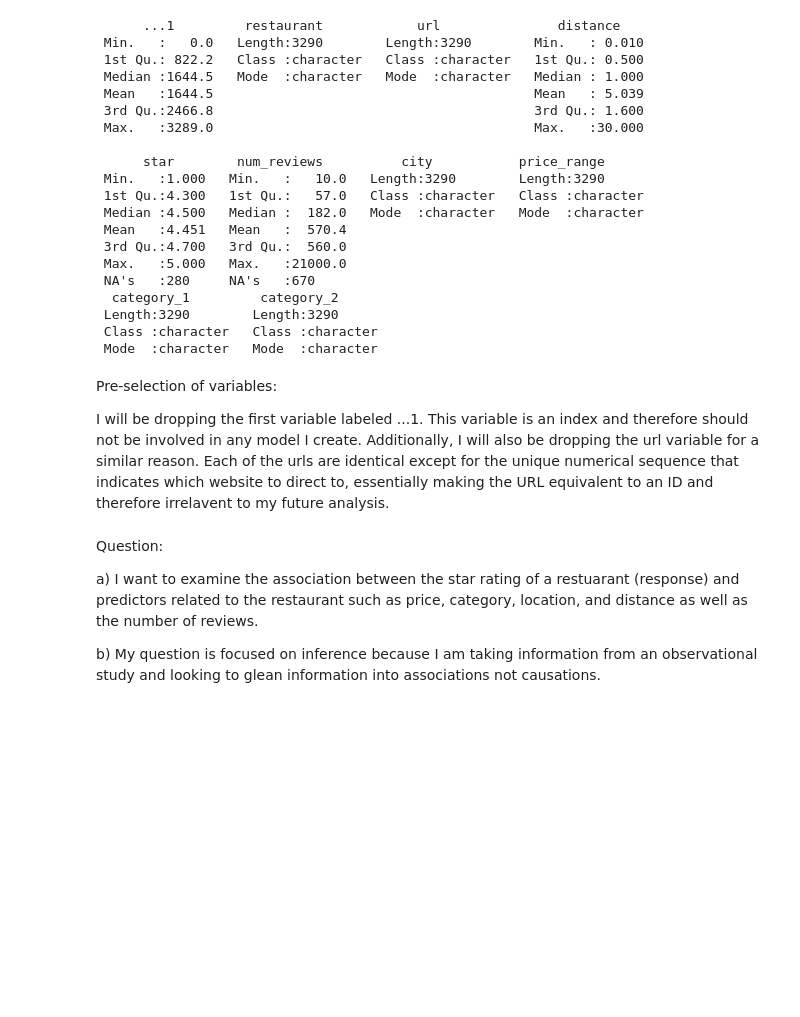
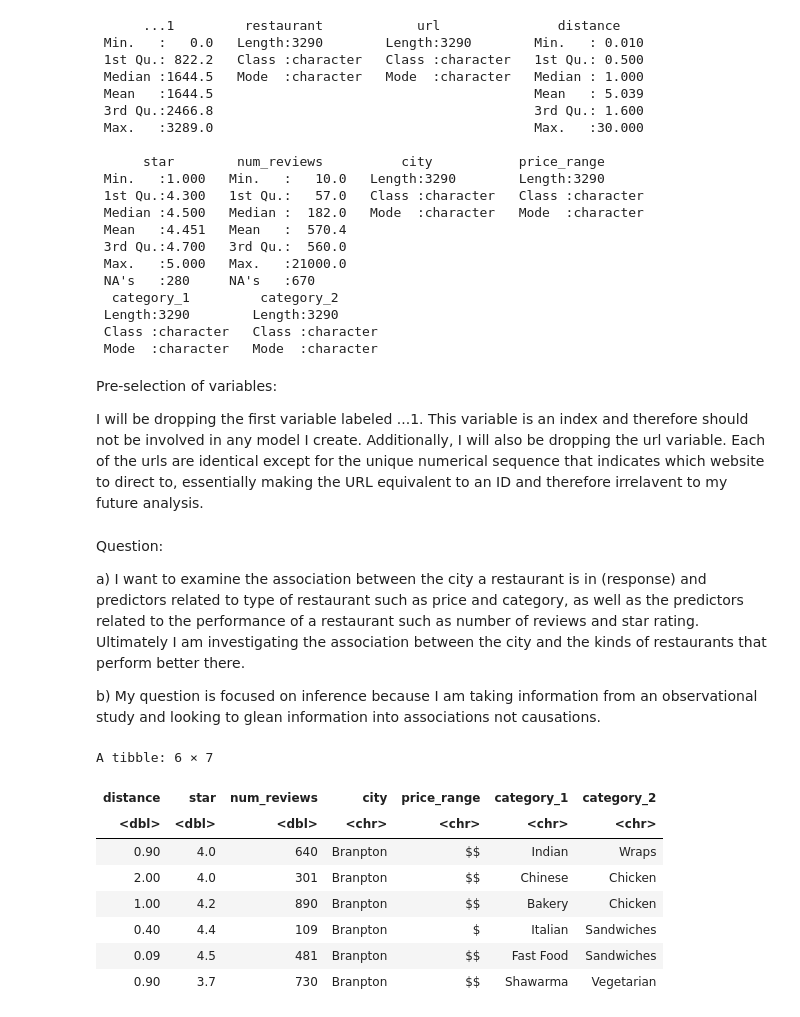
Before and after one commit to recompton/STAT301_A1, a Jupyter notebook: STAT 301 A1.ipynb, the cells around one changed output. Drawn from its saved outputs; the diff is of its cells as text; code cells hidden in the pictures; blank space fills up the shorter version.

```diff
--- a/STAT 301 A1.ipynb
+++ b/STAT 301 A1.ipynb
@@ -65,10 +73,24 @@ summary(door_dash)
 # %% [markdown]
 Pre-selection of variables:
 
-I will be dropping the first variable labeled ...1. This variable is an index and therefore should not be involved in any model I create. Additionally, I will also be dropping the url variable for a similar reason. Each of the urls are identical except for the unique numerical sequence that indicates which website to direct to, essentially making the URL equivalent to an ID and therefore irrelavent to my future analysis.
+I will be dropping the first variable labeled ...1. This variable is an index and therefore should not be involved in any model I create. Additionally, I will also be dropping the url variable. Each of the urls are identical except for the unique numerical sequence that indicates which website to direct to, essentially making the URL equivalent to an ID and therefore irrelavent to my future analysis.
 # %% [markdown]
 Question:
 
-a) I want to examine the association between the star rating of a restuarant (response) and predictors related to the restaurant such as price, category, location, and distance as well as the number of reviews.
+a) I want to examine the association between the city a restaurant is in (response) and predictors related to type of restaurant such as price and category, as well as the predictors related to the performance of a restaurant such as number of reviews and star rating. Ultimately I am investigating the association between the city and the kinds of restaurants that perform better there.
 
 b) My question is focused on inference because I am taking information from an observational study and looking to glean information into associations not causations.
+# %%
+door_dash <- door_dash %>%
+    select(distance, star, num_reviews, city, price_range, category_1, category_2)
+head(door_dash)
+# %% [output]
+A tibble: 6 × 7
+| distance | star | num_reviews | city | price_range | category_1 | category_2 |
+| <dbl> | <dbl> | <dbl> | <chr> | <chr> | <chr> | <chr> |
+| 0.90 | 4.0 | 640 | Branpton | $$ | Indian | Wraps |
+| 2.00 | 4.0 | 301 | Branpton | $$ | Chinese | Chicken |
+| 1.00 | 4.2 | 890 | Branpton | $$ | Bakery | Chicken |
+| 0.40 | 4.4 | 109 | Branpton | $ | Italian | Sandwiches |
+| 0.09 | 4.5 | 481 | Branpton | $$ | Fast Food | Sandwiches |
+| 0.90 | 3.7 | 730 | Branpton | $$ | Shawarma | Vegetarian |
```
Also changed, not shown: parts of 2 cells of this notebook.
